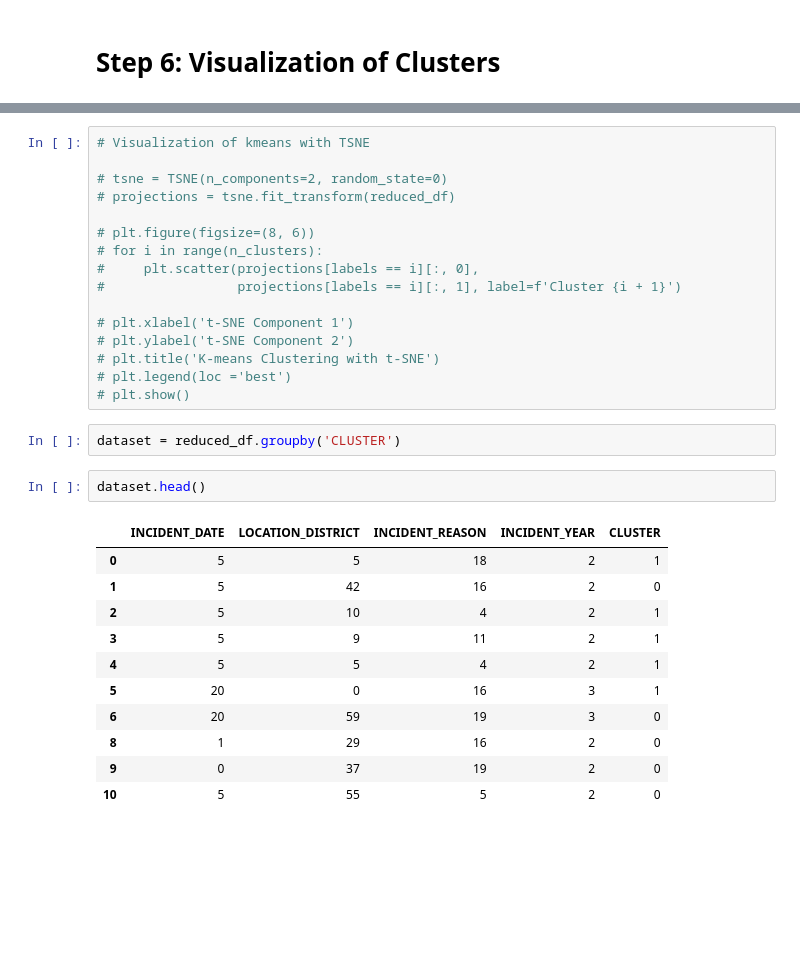
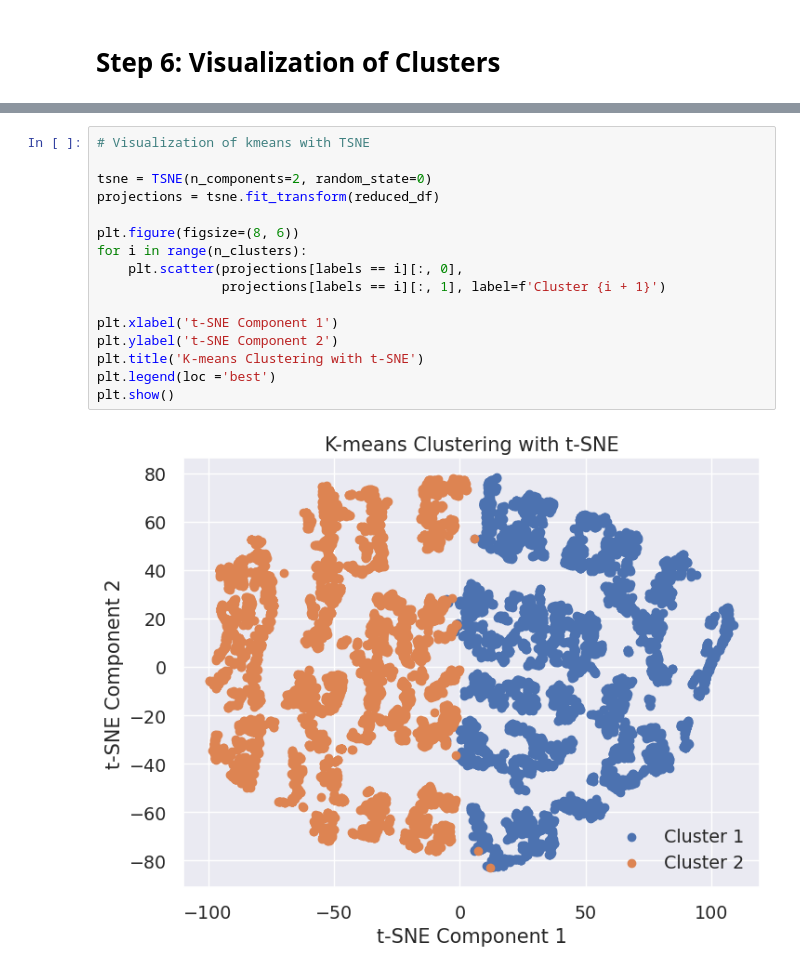
Before and after one commit to fatimagulomova/iu-projects, a Jupyter notebook: DLBDSMLUSL/policing-equity.ipynb, the cells around one changed output, grey strips where cells are left out. Cells and saved outputs as stored; diff of their text form; blank space fills up the shorter version.

```diff
--- a/DLBDSMLUSL/policing-equity.ipynb
+++ b/DLBDSMLUSL/policing-equity.ipynb
@@ -751,32 +739,18 @@ sns.despine()
 # %%
 # Visualization of kmeans with TSNE
 
-# tsne = TSNE(n_components=2, random_state=0)
-# projections = tsne.fit_transform(reduced_df)
+tsne = TSNE(n_components=2, random_state=0)
+projections = tsne.fit_transform(reduced_df)
 
-# plt.figure(figsize=(8, 6))
-# for i in range(n_clusters):
-#     plt.scatter(projections[labels == i][:, 0],
-#                 projections[labels == i][:, 1], label=f'Cluster {i + 1}')
+plt.figure(figsize=(8, 6))
+for i in range(n_clusters):
+    plt.scatter(projections[labels == i][:, 0],
+                projections[labels == i][:, 1], label=f'Cluster {i + 1}')
 
-# plt.xlabel('t-SNE Component 1')
-# plt.ylabel('t-SNE Component 2')
-# plt.title('K-means Clustering with t-SNE')
-# plt.legend(loc ='best')
-# plt.show()
+plt.xlabel('t-SNE Component 1')
+plt.ylabel('t-SNE Component 2')
+plt.title('K-means Clustering with t-SNE')
+plt.legend(loc ='best')
+plt.show()
+# %% [output]
+[figure, added]
-# %%
-dataset = reduced_df.groupby('CLUSTER')
-# %%
-dataset.head()
-# %% [output]
-|  | INCIDENT_DATE | LOCATION_DISTRICT | INCIDENT_REASON | INCIDENT_YEAR | CLUSTER |
-| 0 | 5 | 5 | 18 | 2 | 1 |
-| 1 | 5 | 42 | 16 | 2 | 0 |
-| 2 | 5 | 10 | 4 | 2 | 1 |
-| 3 | 5 | 9 | 11 | 2 | 1 |
-| 4 | 5 | 5 | 4 | 2 | 1 |
-| 5 | 20 | 0 | 16 | 3 | 1 |
-| 6 | 20 | 59 | 19 | 3 | 0 |
-| 8 | 1 | 29 | 16 | 2 | 0 |
-| 9 | 0 | 37 | 19 | 2 | 0 |
-| 10 | 5 | 55 | 5 | 2 | 0 |
```
Also changed, not shown: parts of 22 cells of this notebook.
